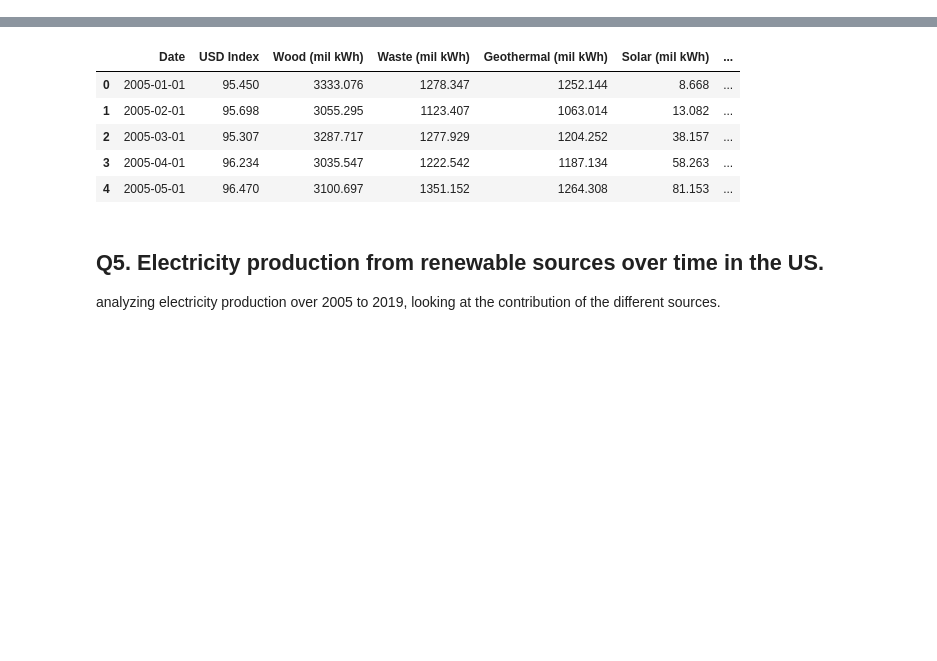
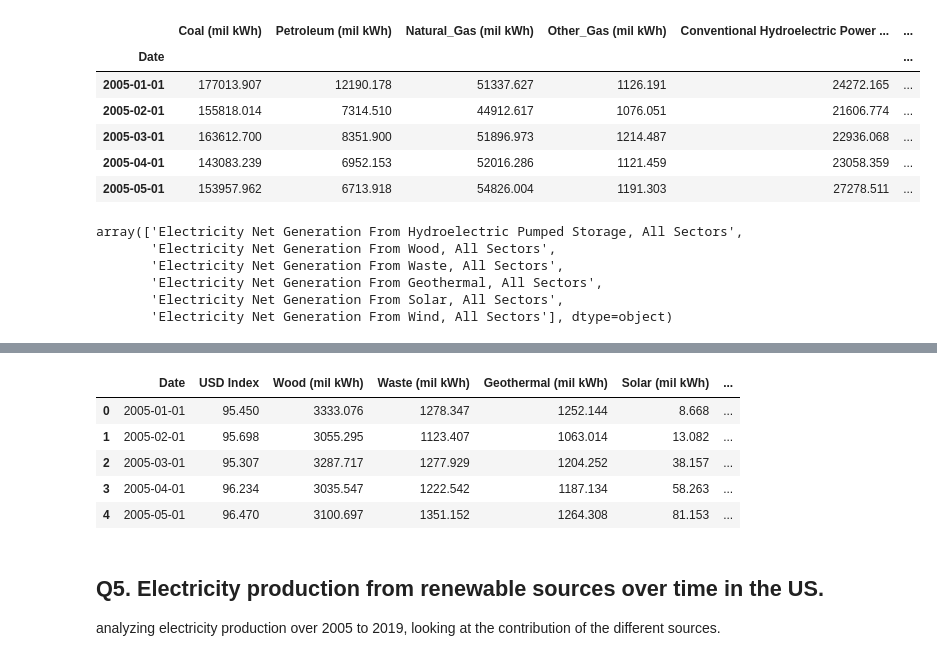
Before and after one commit to kk-deng/CanadaEnergyIE, a Jupyter notebook: Part 3.ipynb, the cells around one changed output, grey strips where cells are left out. Cells and saved outputs as stored; diff of their text form; code cells hidden in the pictures; blank space fills up the shorter version.

```diff
--- a/Part 3.ipynb
+++ b/Part 3.ipynb
@@ -6,0 +154,24 @@
+# %%
+#group by source types
+
+Coal = US_oil.loc[US_oil["Description"] == "Electricity Net Generation From Coal, All Sectors"]
+Coal = Coal.rename(columns={"Value (million kWh)" : "Coal (mil kWh)"})
+Coal = Coal.drop(columns=["Description"])
+
+Petroleum = US_oil.loc[US_oil["Description"] == "Electricity Net Generation From Petroleum, All Sectors"]
+Petroleum = Petroleum.rename(columns={"Value (million kWh)" : "Petroleum (mil kWh)"})
+Petroleum = Petroleum.drop(columns=["Description"])
+
+Natural_Gas = US_oil.loc[US_oil["Description"] == "Electricity Net Generation From Natural Gas, All Sectors"]
+Natural_Gas = Natural_Gas.rename(columns={"Value (million kWh)" : "Natural_Gas (mil kWh)"})
+Natural_Gas = Natural_Gas.drop(columns=["Description"])
+
+Other_Gas = US_oil.loc[US_oil["Description"] == "Electricity Net Generation From Other Gases, All Sectors"]
+Other_Gas = Other_Gas.rename(columns={"Value (million kWh)" : "Other_Gas (mil kWh)"})
+Other_Gas = Other_Gas.drop(columns=["Description"])
+
+Conv_Power = US_oil.loc[US_oil["Description"] == "Electricity Net Generation From Conventional Hydroelectric Power, All Sectors"]
+Conv_Power = Conv_Power.rename(columns={"Value (million kWh)" : "Conventional Hydroelectric Power (mil kWh)"})
+Conv_Power = Conv_Power.drop(columns=["Description"])
+
+Coal.head()
@@ -6,0 +185,10 @@
+# %%
+#combining data frames
+
+US_oil = Coal.merge(Petroleum, on="Date", how="left")
+US_oil = US_oil.merge(Natural_Gas, on="Date", how="left")
+US_oil = US_oil.merge(Other_Gas, on="Date", how="left")
+US_oil = US_oil.merge(Conv_Power, on="Date", how="left")
+
+US_oil = US_oil.set_index(["Date"])
+US_oil.head()
@@ -6,0 +203,25 @@
+# %%
+#changing data type so we can get the total sum
+US_oil = US_oil.astype("float64")
+# %%
+#Getting total electricity production
+
+US_oil["Total Oil (mil kWh)"] = US_oil.sum(axis=1)
+US_oil.head()
+# %% [output]
+|  | Coal (mil kWh) | Petroleum (mil kWh) | Natural_Gas (mil kWh) | Other_Gas (mil kWh) | Conventional Hydroelectric Power ... | ... |
+| Date |  |  |  |  |  | ... |
+| 2005-01-01 | 177013.907 | 12190.178 | 51337.627 | 1126.191 | 24272.165 | ... |
+| 2005-02-01 | 155818.014 | 7314.510 | 44912.617 | 1076.051 | 21606.774 | ... |
+| 2005-03-01 | 163612.700 | 8351.900 | 51896.973 | 1214.487 | 22936.068 | ... |
+| 2005-04-01 | 143083.239 | 6952.153 | 52016.286 | 1121.459 | 23058.359 | ... |
+| 2005-05-01 | 153957.962 | 6713.918 | 54826.004 | 1191.303 | 27278.511 | ... |
+# %%
+US_renewable["Description"].unique()
+# %% [output]
+array(['Electricity Net Generation From Hydroelectric Pumped Storage, All Sectors',
+       'Electricity Net Generation From Wood, All Sectors',
+       'Electricity Net Generation From Waste, All Sectors',
+       'Electricity Net Generation From Geothermal, All Sectors',
+       'Electricity Net Generation From Solar, All Sectors',
+       'Electricity Net Generation From Wind, All Sectors'], dtype=object)
```
Also changed, not shown: parts of 31 cells of this notebook.
